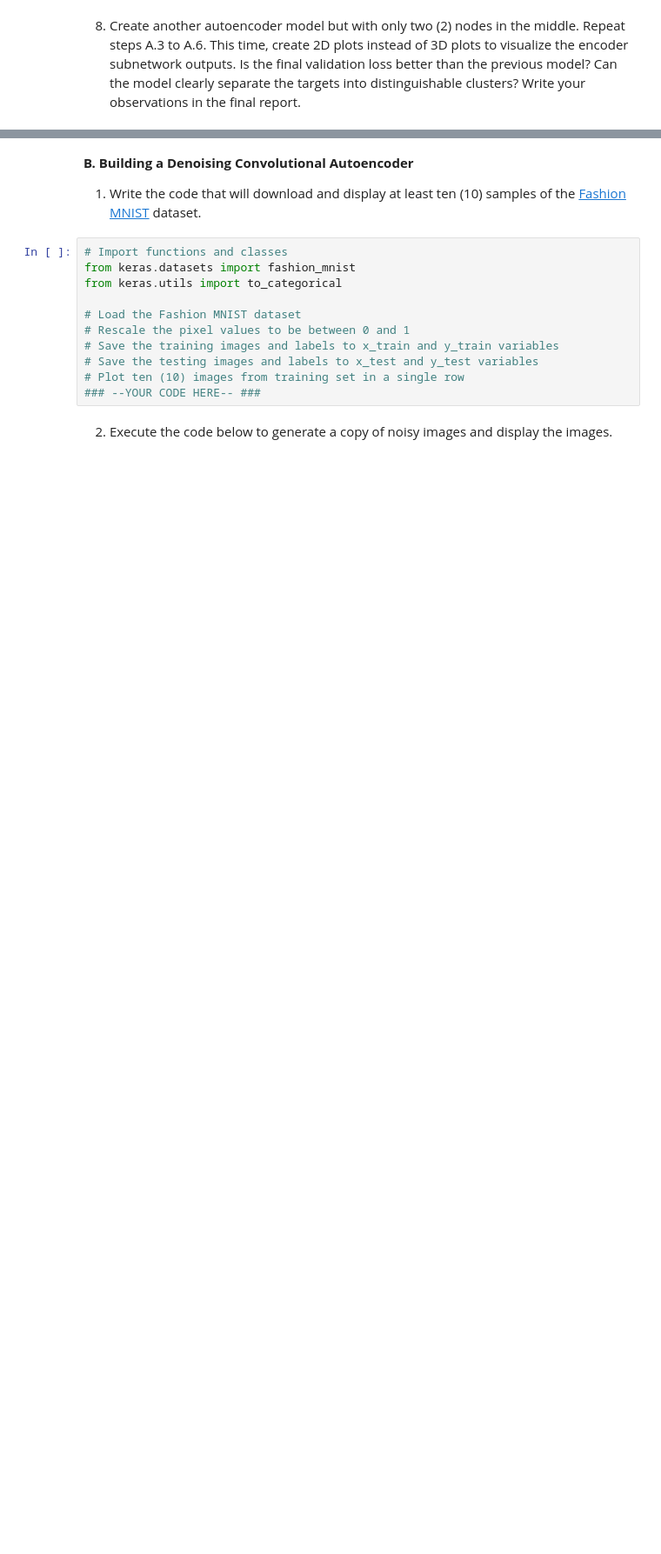
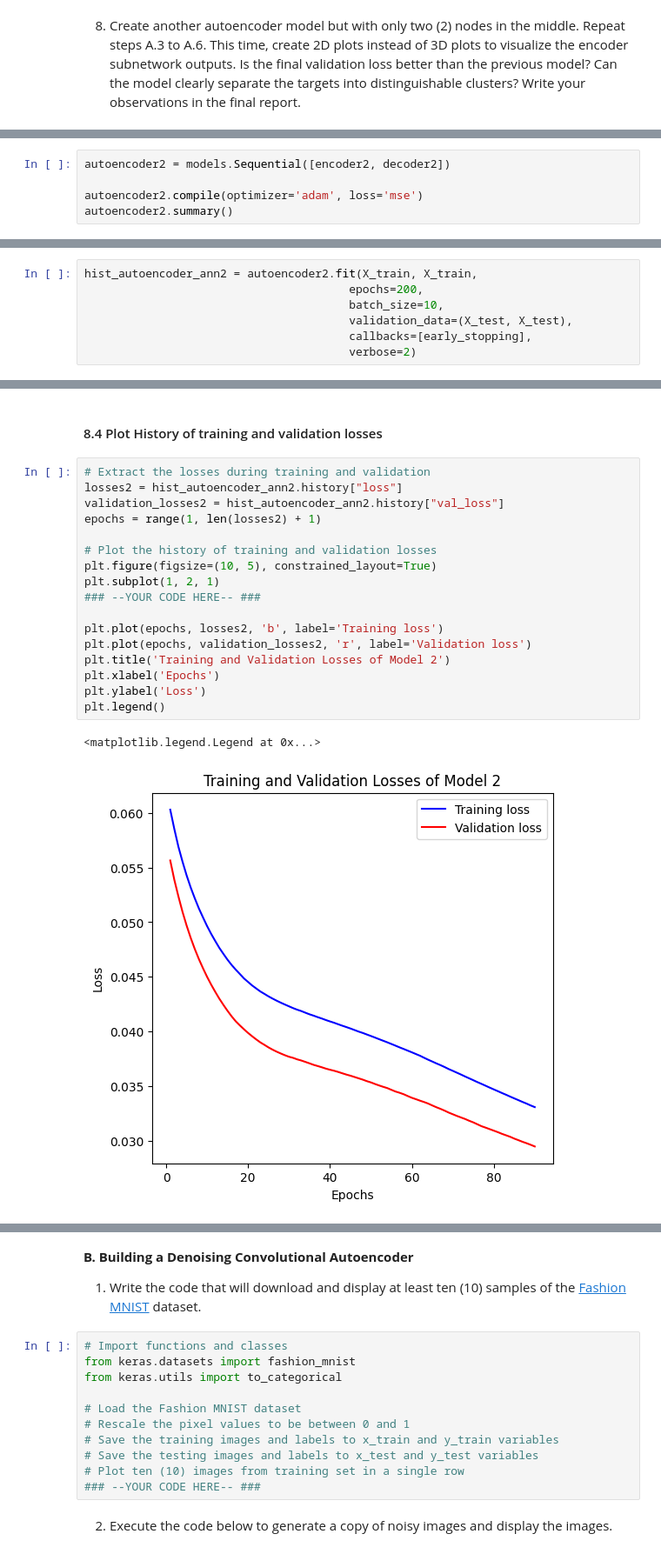
Before and after one commit to PJ-Caleon/LBYCPC4, a Jupyter notebook: Activity1.ipynb, the cells around one changed output, grey strips where cells are left out. Shown at 87% size. Drawn from its saved outputs; the diff is of its cells as text; blank space fills up the shorter version.

```diff
--- a/Activity1.ipynb
+++ b/Activity1.ipynb
@@ -257,0 +320,5 @@ X_PCA = PCA(n_components=3).fit_transform(np.vstack((X_train, X_test)))
+# %%
+autoencoder2 = models.Sequential([encoder2, decoder2])
+
+autoencoder2.compile(optimizer='adam', loss='mse')
+autoencoder2.summary()
@@ -257,0 +339,7 @@ X_PCA = PCA(n_components=3).fit_transform(np.vstack((X_train, X_test)))
+# %%
+hist_autoencoder_ann2 = autoencoder2.fit(X_train, X_train,
+                                       epochs=200,
+                                       batch_size=10,
+                                       validation_data=(X_test, X_test),
+                                       callbacks=[early_stopping],
+                                       verbose=2)
@@ -257,0 +364,22 @@ X_PCA = PCA(n_components=3).fit_transform(np.vstack((X_train, X_test)))
+# %% [markdown]
+#### 8.4 Plot History of training and validation losses
+# %%
+# Extract the losses during training and validation
+losses2 = hist_autoencoder_ann2.history["loss"]
+validation_losses2 = hist_autoencoder_ann2.history["val_loss"]
+epochs = range(1, len(losses2) + 1)
+
+# Plot the history of training and validation losses
+plt.figure(figsize=(10, 5), constrained_layout=True)
+plt.subplot(1, 2, 1)
+### --YOUR CODE HERE-- ###
+
+plt.plot(epochs, losses2, 'b', label='Training loss')
+plt.plot(epochs, validation_losses2, 'r', label='Validation loss')
+plt.title('Training and Validation Losses of Model 2')
+plt.xlabel('Epochs')
+plt.ylabel('Loss')
+plt.legend()
+# %% [output]
+<matplotlib.legend.Legend at 0x...>
+[figure, added]
```
Also changed, not shown: parts of 16 cells of this notebook.
